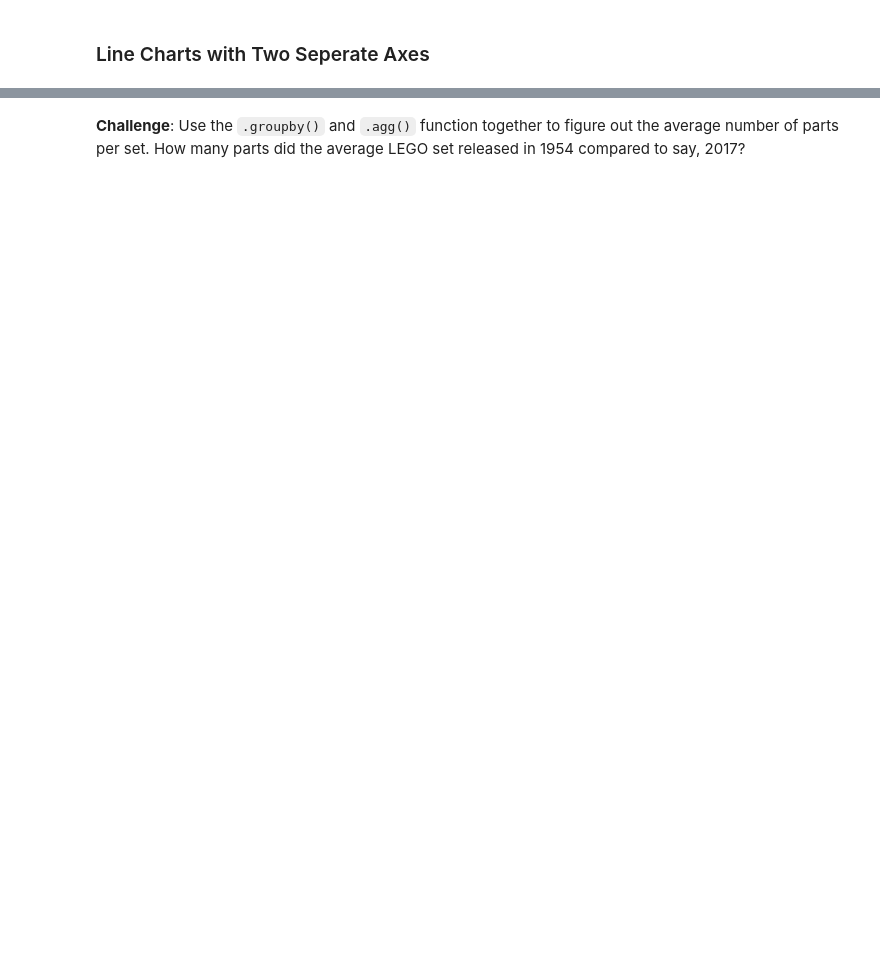
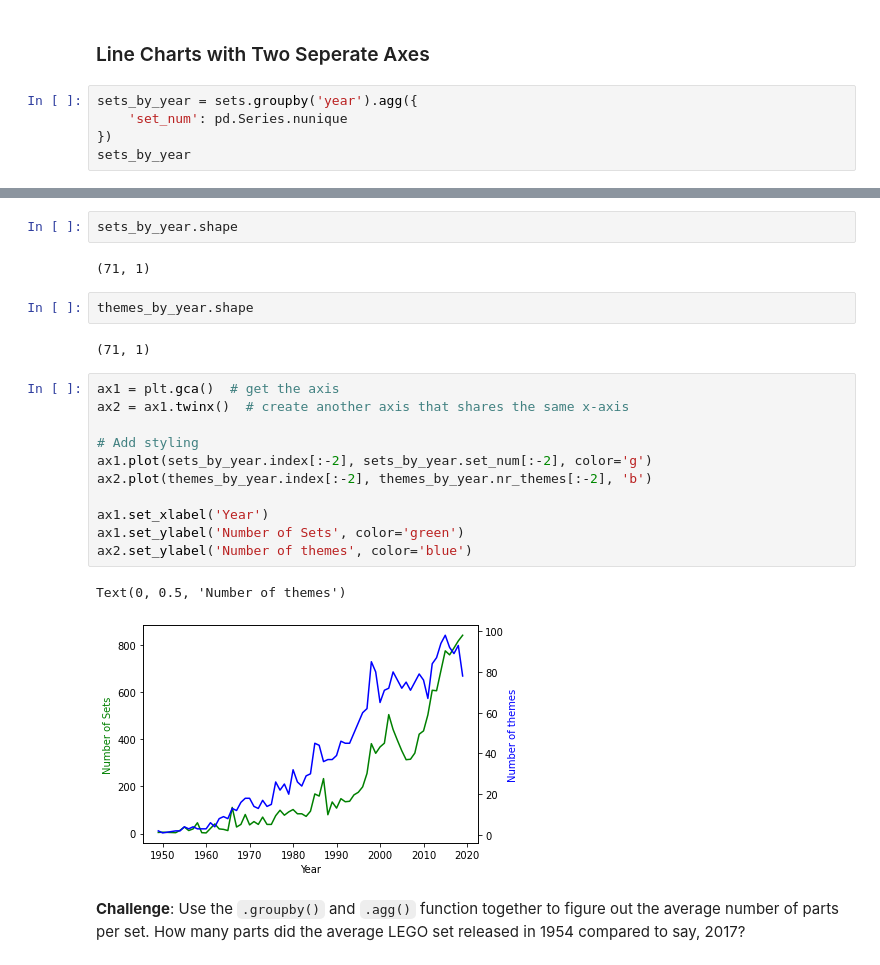
Before and after one commit to 200Richa/Data-Analysis-and-Visualization, a Jupyter notebook: Lego_Analysis/Lego_Analysis.ipynb, the cells around one changed output, grey strips where cells are left out. Cells and saved outputs as stored; diff of their text form; blank space fills up the shorter version.

```diff
--- a/Lego_Analysis/Lego_Analysis.ipynb
+++ b/Lego_Analysis/Lego_Analysis.ipynb
@@ -306,2 +395,7 @@ Let's work out the number of different themes shipped by year. This means we hav
 # %% [markdown]
 ### Line Charts with Two Seperate Axes
+# %%
+sets_by_year = sets.groupby('year').agg({
+    'set_num': pd.Series.nunique
+})
+sets_by_year
@@ -308,2 +417,24 @@ Let's work out the number of different themes shipped by year. This means we hav
+# %%
+sets_by_year.shape
+# %% [output]
+(71, 1)
+# %%
+themes_by_year.shape
+# %% [output]
+(71, 1)
+# %%
+ax1 = plt.gca()  # get the axis
+ax2 = ax1.twinx()  # create another axis that shares the same x-axis
+
+# Add styling
+ax1.plot(sets_by_year.index[:-2], sets_by_year.set_num[:-2], color='g')
+ax2.plot(themes_by_year.index[:-2], themes_by_year.nr_themes[:-2], 'b')
+
+ax1.set_xlabel('Year')
+ax1.set_ylabel('Number of Sets', color='green')
+ax2.set_ylabel('Number of themes', color='blue')
+# %% [output]
+Text(0, 0.5, 'Number of themes')
+[figure, added]
 # %% [markdown]
 **Challenge**: Use the <code>.groupby()</code> and <code>.agg()</code> function together to figure out the average number of parts per set. How many parts did the average LEGO set released in 1954 compared to say, 2017?
```
Also changed, not shown: parts of 30 cells of this notebook.
